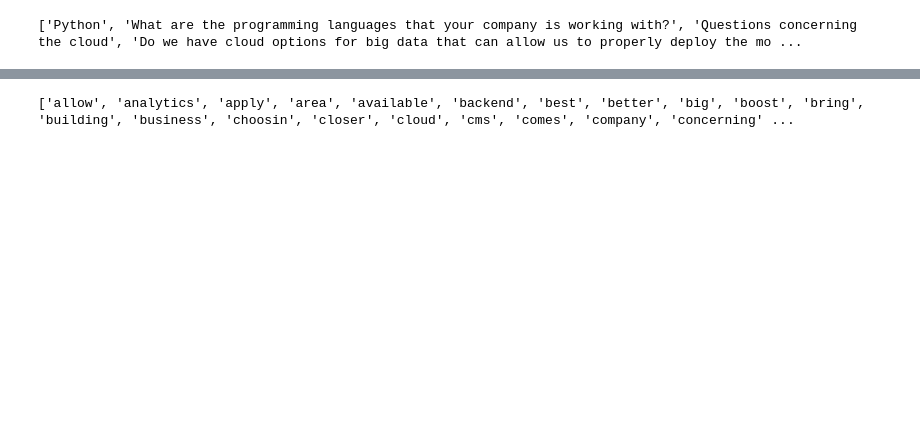
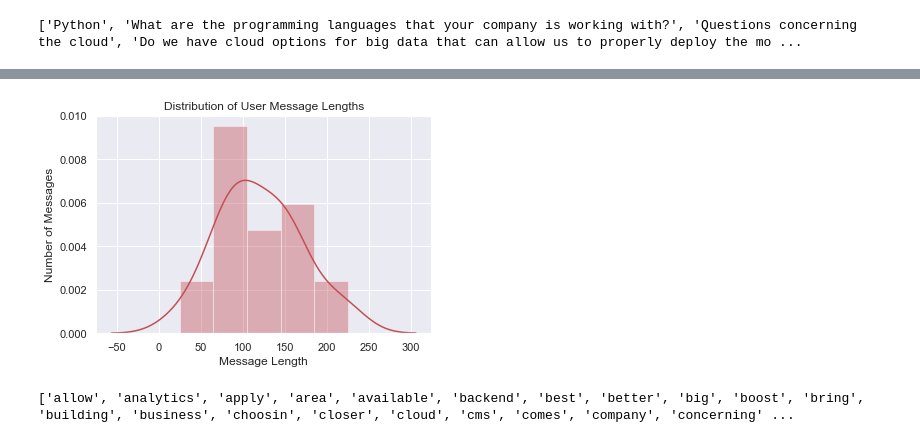
Before and after one commit to perkdrew/maniva_challenge, a Jupyter notebook: mongodb_analytics.ipynb, the cells around one changed output, grey strips where cells are left out. Saved outputs shown, nothing was run; the diff lists cells and outputs as text; code cells hidden in the pictures; blank space fills up the shorter version.

```diff
--- a/mongodb_analytics.ipynb
+++ b/mongodb_analytics.ipynb
@@ -26,3 +28,9 @@ plt.show()
+# %%
+ax=sns.distplot(message_len, color='r')
+ax.set(xlabel='Message Length', ylabel='Number of Messages',title='Distribution of User Message Lengths')
+plt.show()
+# %% [output]
+[figure, added]
 # %%
 from sklearn.feature_extraction.text import TfidfVectorizer
 # %%
```
Also changed, not shown: parts of 4 cells of this notebook, 1 other file.
